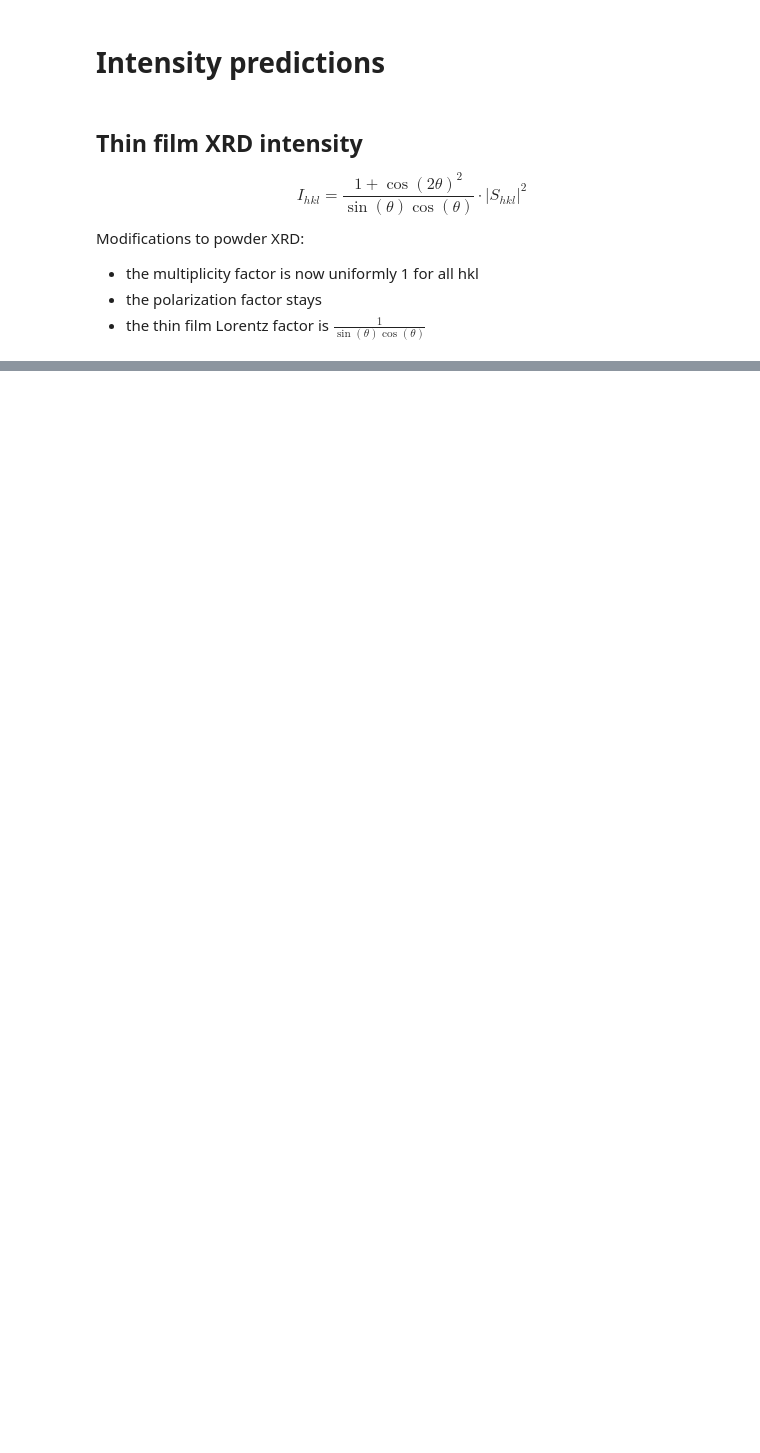
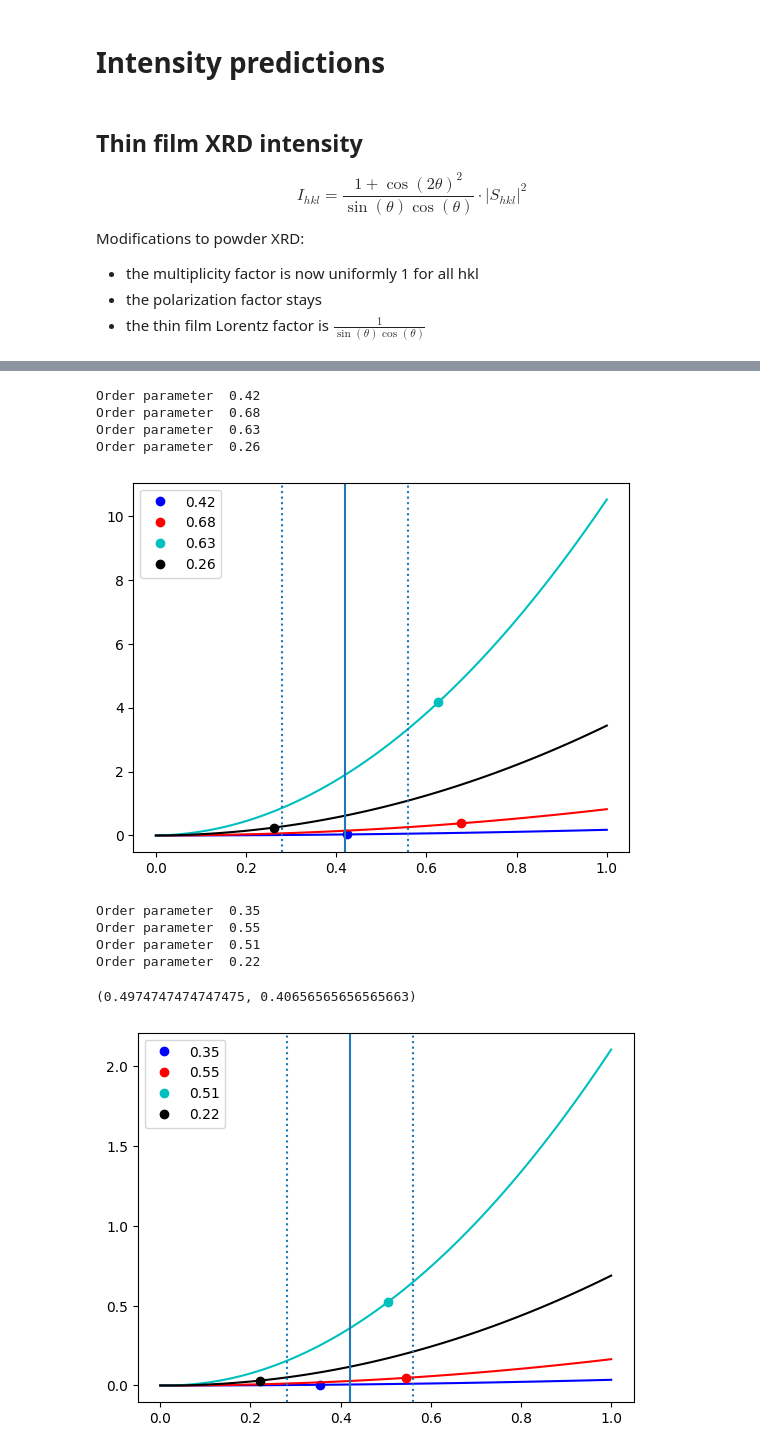
Before and after one commit to beepmo/intense_XRD, a Jupyter notebook: hkl_intensity_calculator3.ipynb, the cells around one changed output, grey strips where cells are left out. Drawn from its saved outputs; the diff is of its cells as text; code cells hidden in the pictures; blank space fills up the shorter version.

```diff
--- a/hkl_intensity_calculator3.ipynb
+++ b/hkl_intensity_calculator3.ipynb
@@ -688,0 +705,15 @@ Order parameter  0.16
+# %%
+# FWHM p = 0.65
+fig6a(8.51, 1.08, 32.1, 253.4, 2, 22.14)
+# %% [output]
+Order parameter  0.42
+Order parameter  0.68
+Order parameter  0.63
+Order parameter  0.26
+[figure, added]
+Order parameter  0.35
+Order parameter  0.55
+Order parameter  0.51
+Order parameter  0.22
+(0.4974747474747475, 0.40656565656565663)
+[figure, added]
```
Also changed, not shown: parts of 10 cells of this notebook.
